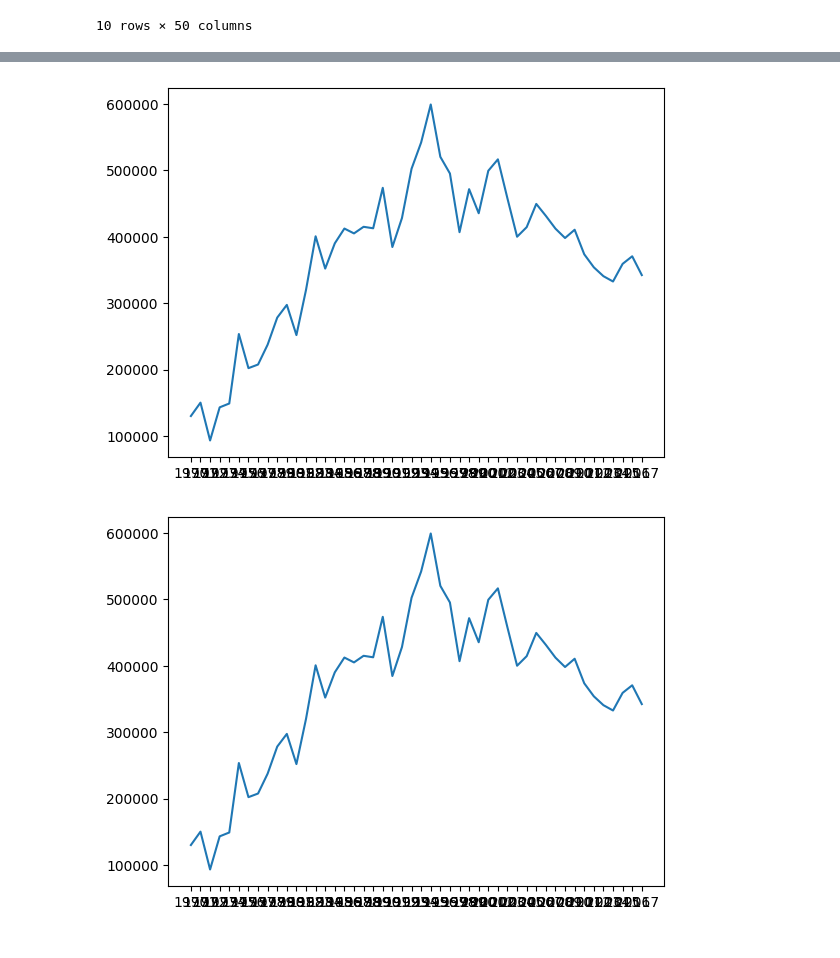
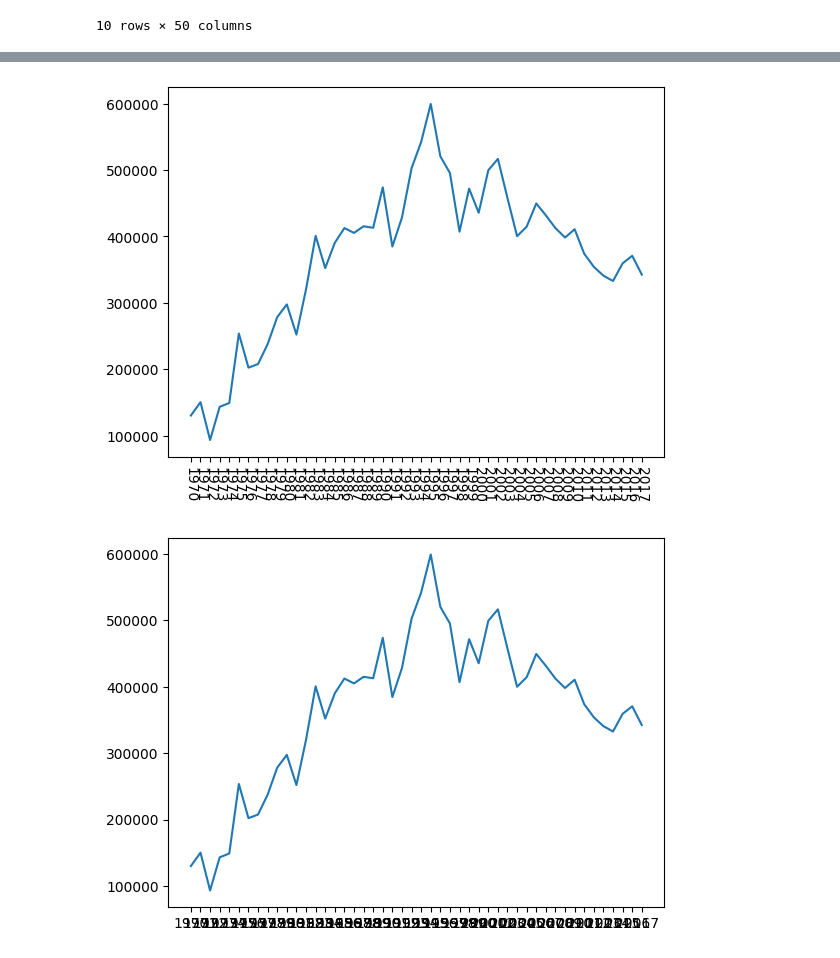
Before and after one commit to SEOWOOJI/Pandas_Stats_Data_Analysis_2025, a Jupyter notebook: 8_basicstats_graphs.ipynb, the cells around one changed output, grey strips where cells are left out. Drawn from its saved outputs; the diff is of its cells as text; code cells hidden in the pictures.

```diff
--- a/8_basicstats_graphs.ipynb
+++ b/8_basicstats_graphs.ipynb
@@ -257,8 +288,9 @@ sr_one = df_seoul.loc['경기도']
 # %%
 plt.plot(sr_one.index, sr_one.values)
+plt.xticks(rotation = 270)
 plt.show()
 # %% [output]
-[figure, old version]
+[figure, new version]
 # %%
 #coding UTF-8
 
```
Also changed, not shown: parts of 14 cells of this notebook.
